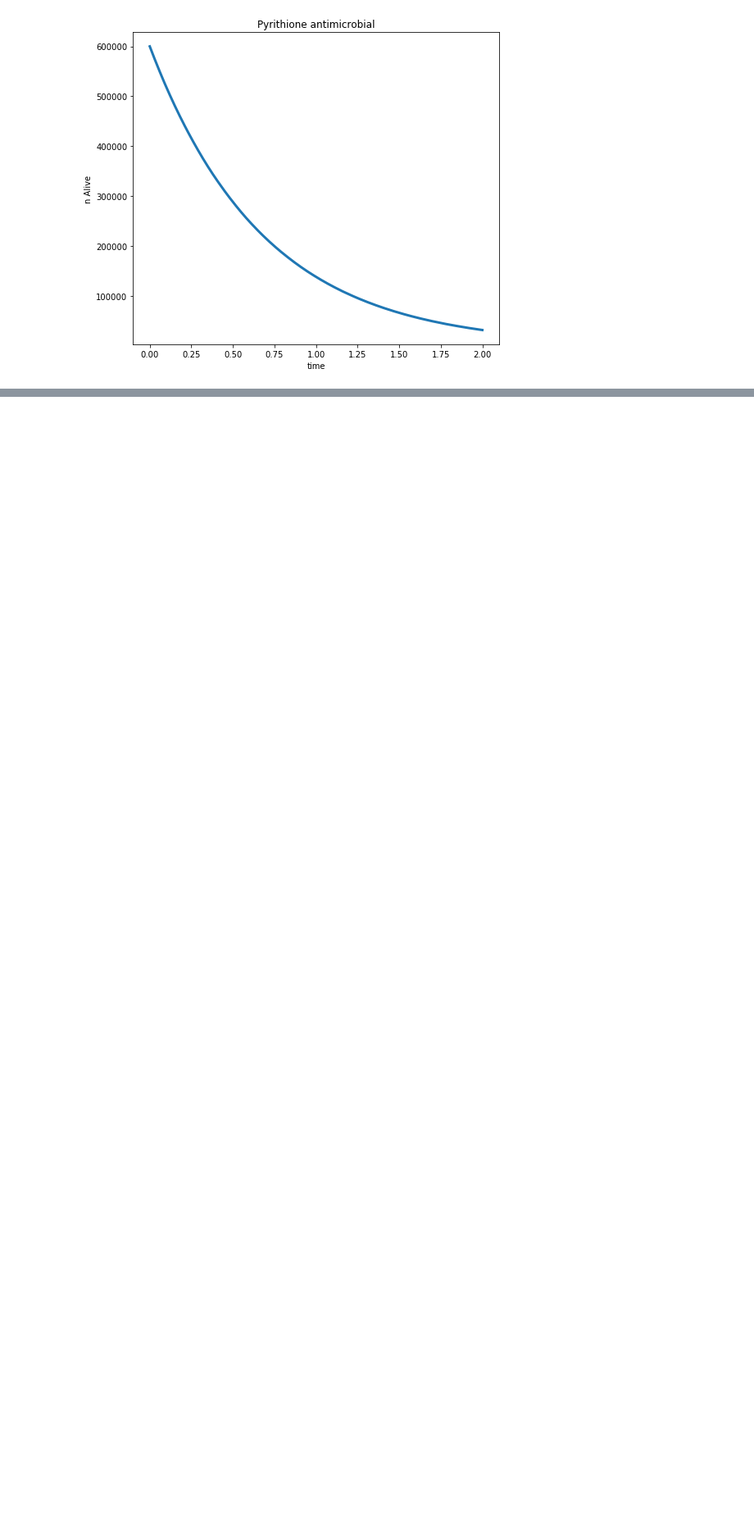
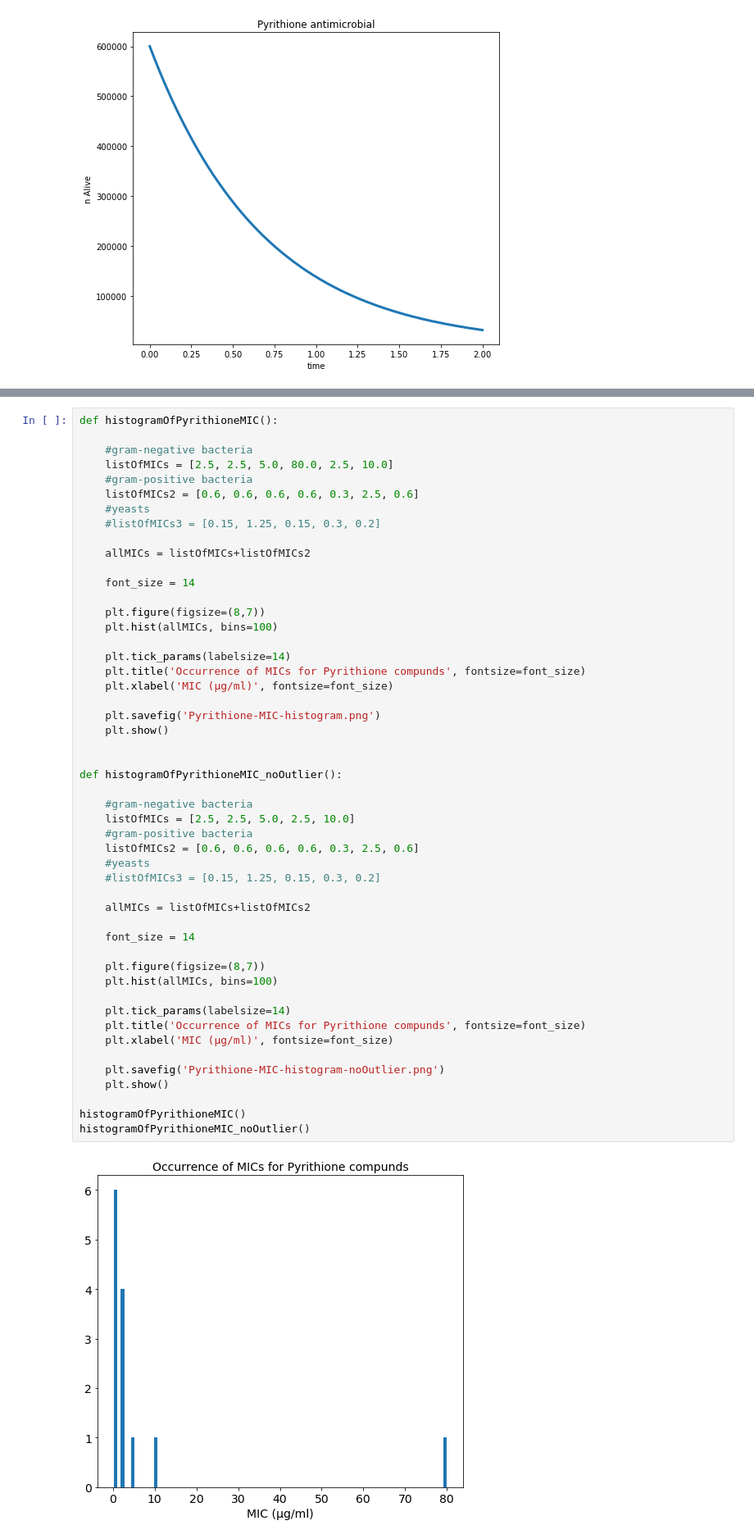
Before and after one commit to patricksinclair/Pyrithione_Analysis, a Jupyter notebook: Testing_phase/PyrithionePlotter.ipynb, the cells around one changed output, grey strips where cells are left out. Shown at 82% size. Saved outputs shown, nothing was run; the diff lists cells and outputs as text; blank space fills up the shorter version.

```diff
--- a/Testing_phase/PyrithionePlotter.ipynb
+++ b/Testing_phase/PyrithionePlotter.ipynb
@@ -50,0 +45,52 @@ def histogramOfPyrithioneMIC():
+# %%
+def histogramOfPyrithioneMIC():
+
+    #gram-negative bacteria
+    listOfMICs = [2.5, 2.5, 5.0, 80.0, 2.5, 10.0]
+    #gram-positive bacteria
+    listOfMICs2 = [0.6, 0.6, 0.6, 0.6, 0.3, 2.5, 0.6]
+    #yeasts
+    #listOfMICs3 = [0.15, 1.25, 0.15, 0.3, 0.2]
+
+    allMICs = listOfMICs+listOfMICs2
+
+    font_size = 14
+
+    plt.figure(figsize=(8,7))
+    plt.hist(allMICs, bins=100)
+
+    plt.tick_params(labelsize=14)
+    plt.title('Occurrence of MICs for Pyrithione compunds', fontsize=font_size)
+    plt.xlabel('MIC (μg/ml)', fontsize=font_size)
+
+    plt.savefig('Pyrithione-MIC-histogram.png')
+    plt.show()
+
+
+def histogramOfPyrithioneMIC_noOutlier():
+
+    #gram-negative bacteria
+    listOfMICs = [2.5, 2.5, 5.0, 2.5, 10.0]
+    #gram-positive bacteria
+    listOfMICs2 = [0.6, 0.6, 0.6, 0.6, 0.3, 2.5, 0.6]
+    #yeasts
+    #listOfMICs3 = [0.15, 1.25, 0.15, 0.3, 0.2]
+
+    allMICs = listOfMICs+listOfMICs2
+
+    font_size = 14
+
+    plt.figure(figsize=(8,7))
+    plt.hist(allMICs, bins=100)
+
+    plt.tick_params(labelsize=14)
+    plt.title('Occurrence of MICs for Pyrithione compunds', fontsize=font_size)
+    plt.xlabel('MIC (μg/ml)', fontsize=font_size)
+
+    plt.savefig('Pyrithione-MIC-histogram-noOutlier.png')
+    plt.show()
+
+histogramOfPyrithioneMIC()
+histogramOfPyrithioneMIC_noOutlier()
+# %% [output]
+[figure, added]
```
Also changed, not shown: parts of 3 cells of this notebook, 3 other files.
